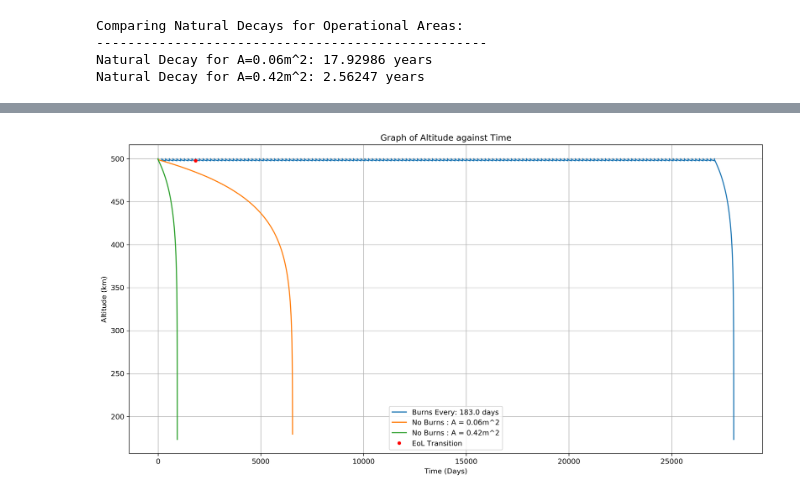
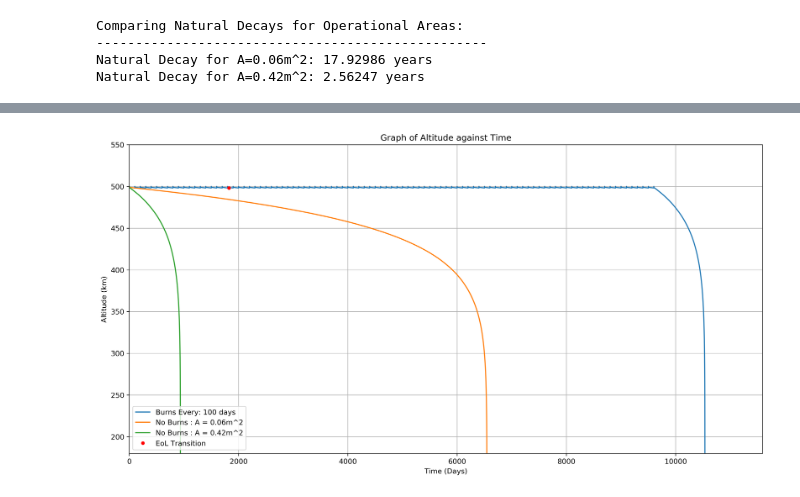
Before and after one commit to dkelsh/conceptual_aerospace_systems_design, a Jupyter notebook: orbitAnalysis.ipynb, the cells around one changed output, grey strips where cells are left out. Saved outputs shown, nothing was run; the diff lists cells and outputs as text; code cells hidden in the pictures.

```diff
--- a/orbitAnalysis.ipynb
+++ b/orbitAnalysis.ipynb
@@ -79,7 +81,8 @@ decay_time = np.array(days)
 decay_height = np.interp(decay_time, time, height)
 decay_height_dec = np.interp(decay_time, time_dec, height_dec)
 # %%
-def deltaV_orbitChange(r1,r2):
+# Function to Calculate ΔV Required to Maintain Orbit
+def deltaV_orbitChange(r1=decay_height,r2=input_H):
 
     r1 *= 1000
     r1 += Re
@@ -99,10 +102,10 @@ The ΔV required is: 1.300m/s
 # %%
-# m0 = I/(I_sp * g)
+# Function to Calculate Burn Time and Mass of Fuel Burned
 
-def burnTime(deltaV, m0, i_sp = 50, thrust = 5e-3):
+# Equation for initial mass of fuel: m0 = I/(I_sp * g)
+def burnTime(deltaV, m0=mass, i_sp = 220, thrust = 500e-3):
     u_e = i_sp * g
-    m_final = m0*math.exp(-deltaV/u_e)
-    mass_burn = (m0-m_final)*1000
+    mass_burn = (m0 - m0*math.exp(-deltaV/u_e))*1000
     burn_time = ((m0 * u_e)/(thrust))*(1 - math.exp(-(deltaV)/(u_e)))
 
     return burn_time, mass_burn
@@ -252,11 +265,13 @@ plt.show()
 # %%
+# Final Solution
 thrust = 500E-3
 i_sp = 220
 prop_mass = 260
 
-dash = '-' * 40
+burnTime_req, mass_burn = burnTime(deltaV_req, 6, i_sp, thrust)
 
-burnTime_req, mass_burn = burnTime(deltaV_req, 3, i_sp=i_sp, thrust=thrust)
+dash = '-'*40
+
 print(dash)
 print('Burn Frequency: {}days'.format(days))
 print(dash)
@@ -454,12 +463,12 @@ Mission Life: 7.493 years
 # %%
-def orbitDecayCorrection_full(H=500, M=6, A=area, F10=70, Ap=10, correction_period = days, mass_fuel=260):
+def orbitDecayCorrection_full(H=input_H, M=mass, A=area, F10=70, Ap=10, correction_period = days, mass_fuel=260):
 
     time = []
     height = []
 
     mass_fuel = mass_fuel
     thrust = 500E-3
-    i_sp = 225
+    i_sp = 220
     cum_burnTime = 0
     init_H = H
 
@@ -493,7 +502,7 @@ def orbitDecayCorrection_full(H=500, M=6, A=area, F10=70, Ap=10, correction_peri
 
         else:
             deltaV_ret_orbit = deltaV_orbitChange(H, input_H)
-            burnTime_req, mass_burn = burnTime(deltaV_ret_orbit, 3, i_sp=i_sp, thrust=thrust)
+            burnTime_req, mass_burn = burnTime(deltaV_ret_orbit, 6, i_sp=i_sp, thrust=thrust)
 
             cum_burnTime += burnTime_req
             mass_fuel -= mass_burn
@@ -530,26 +539,27 @@ final_h.extend(height_dec)
 # %%
 ## Plot of Altitude against Time until Mass Fuel = 0
 fig = plt.figure(figsize=(16,8), dpi = 300)
 
 five_yr = 365*5
 
 plt.plot(t_full, h_full, label=('Burns Every: {} days').format(days))
 plt.plot(time,height, label='No Burns : A = 0.06m^2')
 plt.plot(time_dec,height_dec, label='No Burns : A = 0.42m^2')
 
 plt.plot(five_yr,decay_height,'ro', markersize=4, label='EoL Transition')
 
 plt.title('Graph of Altitude against Time')
 plt.xlabel('Time (Days)')
 plt.ylabel('Altitude (km)')
 
+plt.xlim(0,t_full[-1]*1.1)
+plt.ylim(180, input_H*1.1)
+
 plt.grid(True)
 plt.legend()
 plt.show()
-
-# fig.savefig('plots/orbit/alt_time_all_fuel.png', bbox_inches='tight')
 # %% [output]
-[figure, old version]
+[figure, new version]
 # %%
 print('Possible Years of Operation: {:.5f} years'.format(max(t_full)/365))
 # %% [output]
```
Also changed, not shown: parts of 24 cells of this notebook.
